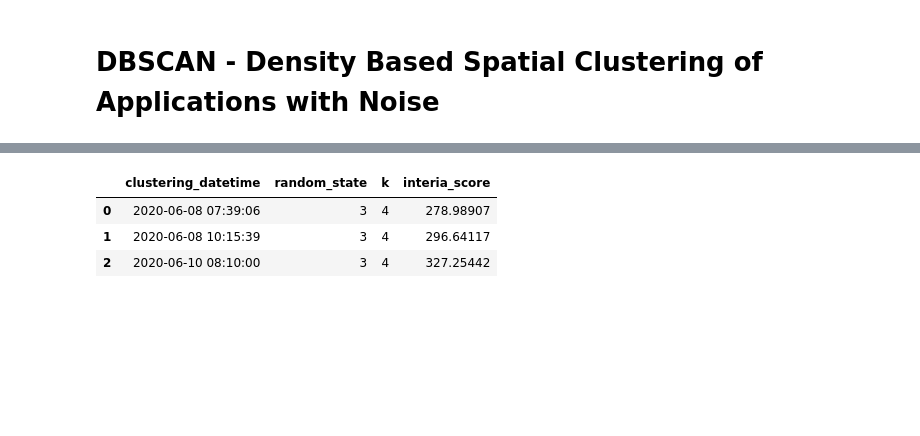
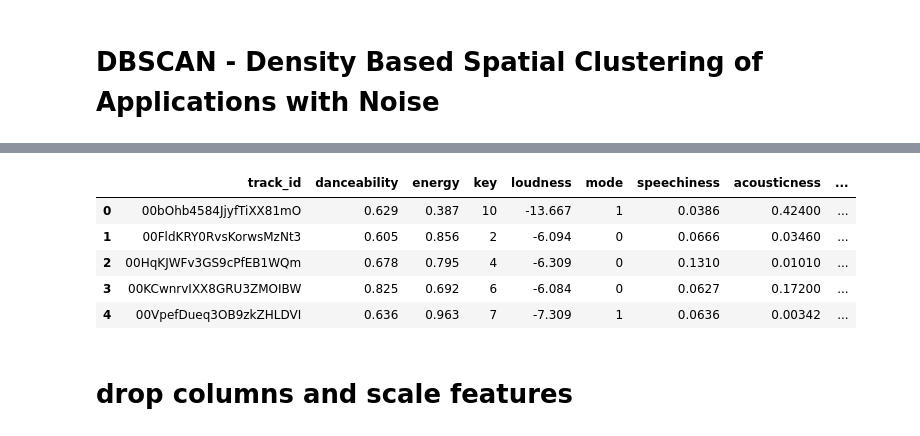
Before and after one commit to orenzion/music_analytics_project, a Jupyter notebook: analytics/tracks_clustering_DBSCAN.ipynb, the cells around one changed output, grey strips where cells are left out. Drawn from its saved outputs; the diff is of its cells as text; code cells hidden in the pictures; blank space fills up the shorter version.

```diff
--- a/analytics/tracks_clustering_DBSCAN.ipynb
+++ b/analytics/tracks_clustering_DBSCAN.ipynb
@@ -20,12 +26,14 @@ conn = MySQLdb.Connection(
         db=myenvvar.db_vars['db']
         )
 # %%
-q = "SELECT * FROM kmeans_clustering_params"
-kmeans_clustering_params_df = pd.read_sql(q, conn)
+q = "SELECT * FROM audio_features"
+audio_features_df = pd.read_sql(q, conn)
 # %%
-kmeans_clustering_params_df.head()
+audio_features_df.head()
 # %% [output]
-|  | clustering_datetime | random_state | k | interia_score |
-| 0 | 2020-06-08 07:39:06 | 3 | 4 | 278.98907 |
-| 1 | 2020-06-08 10:15:39 | 3 | 4 | 296.64117 |
-| 2 | 2020-06-10 08:10:00 | 3 | 4 | 327.25442 |
+|  | track_id | danceability | energy | key | loudness | mode | speechiness | acousticness | ... |
+| 0 | 00bOhb4584JjyfTiXX81mO | 0.629 | 0.387 | 10 | -13.667 | 1 | 0.0386 | 0.42400 | ... |
+| 1 | 00FldKRY0RvsKorwsMzNt3 | 0.605 | 0.856 | 2 | -6.094 | 0 | 0.0666 | 0.03460 | ... |
+| 2 | 00HqKJWFv3GS9cPfEB1WQm | 0.678 | 0.795 | 4 | -6.309 | 0 | 0.1310 | 0.01010 | ... |
+| 3 | 00KCwnrvIXX8GRU3ZMOIBW | 0.825 | 0.692 | 6 | -6.084 | 0 | 0.0627 | 0.17200 | ... |
+| 4 | 00VpefDueq3OB9zkZHLDVI | 0.636 | 0.963 | 7 | -7.309 | 1 | 0.0636 | 0.00342 | ... |
@@ -45,0 +40,2 @@ for ind in kmeans_clustering_params_df.index:
+# %% [markdown]
+# drop columns and scale features
```
Also changed, not shown: parts of 11 cells of this notebook, 2 other files.
